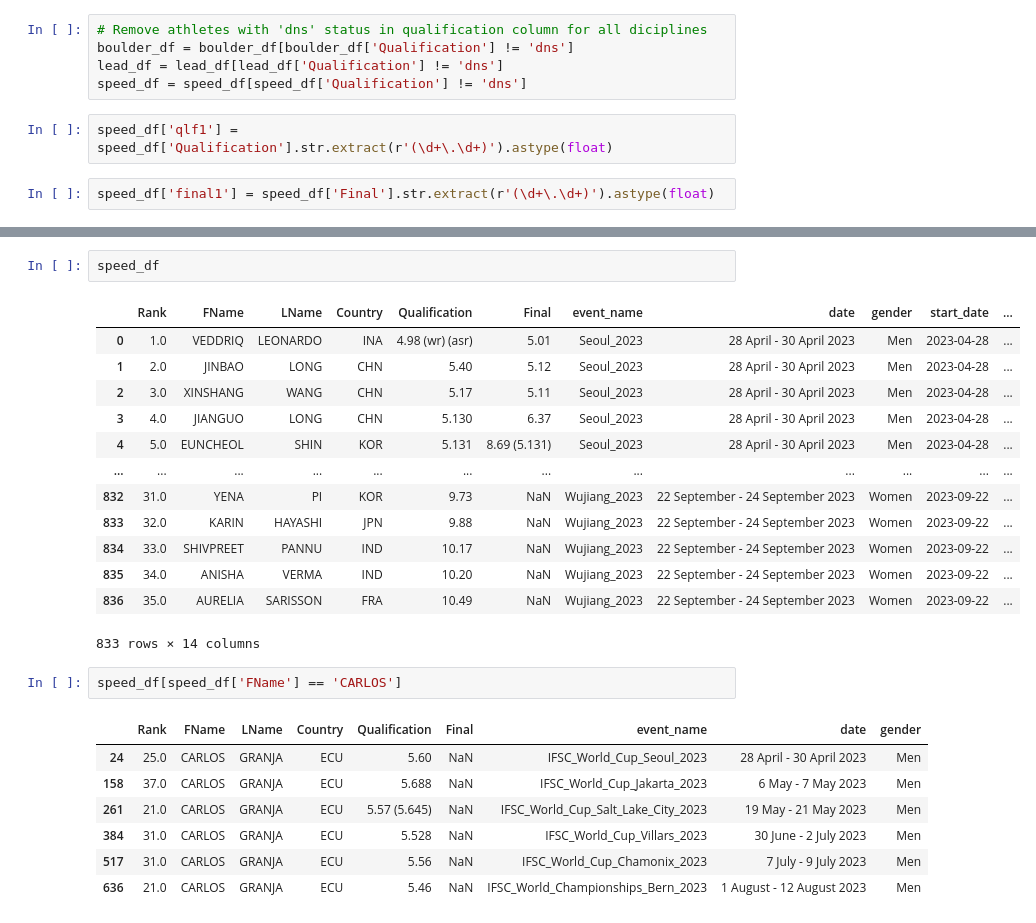
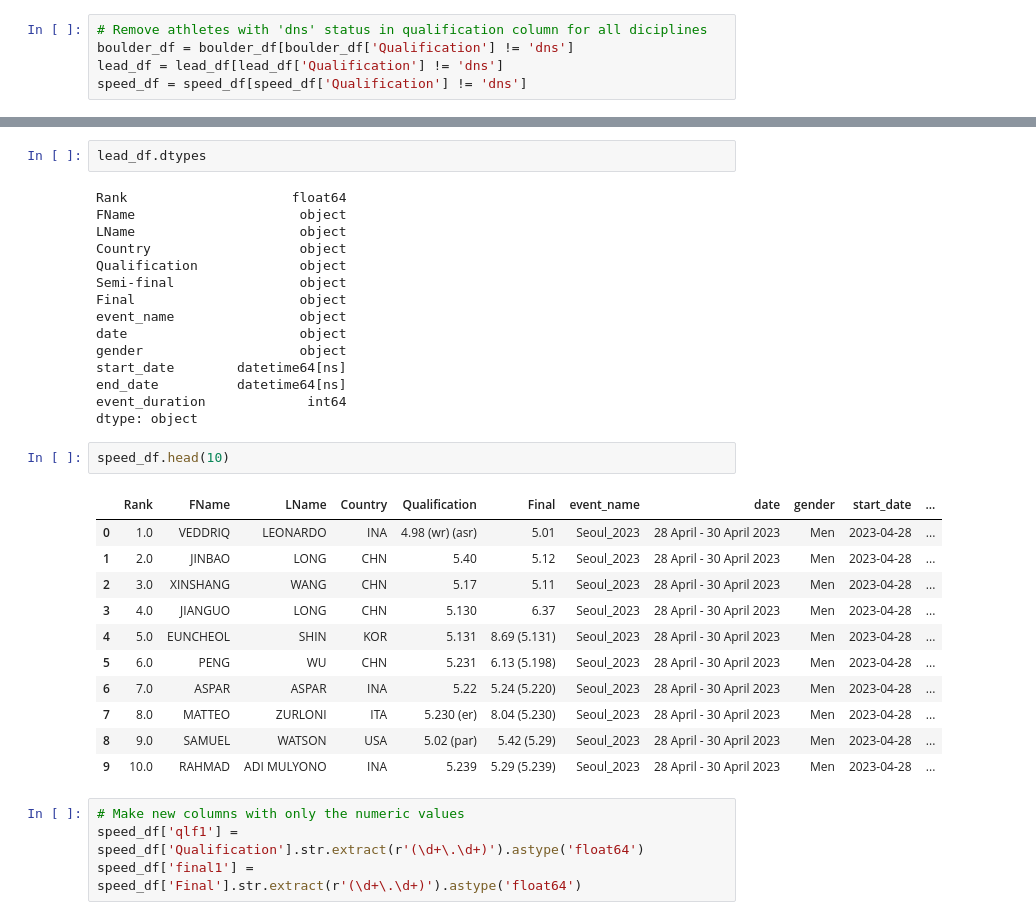
Before and after one commit to lfigil/ifsc-data, a Jupyter notebook: ifsc_analysis.ipynb, the cells around one changed output, grey strips where cells are left out. Saved outputs shown, nothing was run; the diff lists cells and outputs as text.

```diff
--- a/ifsc_analysis.ipynb
+++ b/ifsc_analysis.ipynb
@@ -303,7 +389,3 @@ speed_dns = speed_dns.reset_index(drop=True)
 boulder_df = boulder_df[boulder_df['Qualification'] != 'dns']
 lead_df = lead_df[lead_df['Qualification'] != 'dns']
 speed_df = speed_df[speed_df['Qualification'] != 'dns']
-# %%
-speed_df['qlf1'] = speed_df['Qualification'].str.extract(r'(\d+\.\d+)').astype(float)
-# %%
-speed_df['final1'] = speed_df['Final'].str.extract(r'(\d+\.\d+)').astype(float)
@@ -310,26 +420,35 @@ speed_df['final1'] = speed_df['Final'].str.extract(r'(\d+\.\d+)').astype(float)
+# %%
+lead_df.dtypes
+# %% [output]
+Rank                     float64
+FName                     object
+LName                     object
+Country                   object
+Qualification             object
+Semi-final                object
+Final                     object
+event_name                object
+date                      object
+gender                    object
+start_date        datetime64[ns]
+end_date          datetime64[ns]
+event_duration             int64
+dtype: object
 # %%
-speed_df
+speed_df.head(10)
 # %% [output]
 |  | Rank | FName | LName | Country | Qualification | Final | event_name | date | gender | start_date | ... |
 | 0 | 1.0 | VEDDRIQ | LEONARDO | INA | 4.98 (wr) (asr) | 5.01 | Seoul_2023 | 28 April - 30 April 2023 | Men | 2023-04-28 | ... |
 | 1 | 2.0 | JINBAO | LONG | CHN | 5.40 | 5.12 | Seoul_2023 | 28 April - 30 April 2023 | Men | 2023-04-28 | ... |
 | 2 | 3.0 | XINSHANG | WANG | CHN | 5.17 | 5.11 | Seoul_2023 | 28 April - 30 April 2023 | Men | 2023-04-28 | ... |
 | 3 | 4.0 | JIANGUO | LONG | CHN | 5.130 | 6.37 | Seoul_2023 | 28 April - 30 April 2023 | Men | 2023-04-28 | ... |
 | 4 | 5.0 | EUNCHEOL | SHIN | KOR | 5.131 | 8.69 (5.131) | Seoul_2023 | 28 April - 30 April 2023 | Men | 2023-04-28 | ... |
-| ... | ... | ... | ... | ... | ... | ... | ... | ... | ... | ... | ... |
-| 832 | 31.0 | YENA | PI | KOR | 9.73 | NaN | Wujiang_2023 | 22 September - 24 September 2023 | Women | 2023-09-22 | ... |
-| 833 | 32.0 | KARIN | HAYASHI | JPN | 9.88 | NaN | Wujiang_2023 | 22 September - 24 September 2023 | Women | 2023-09-22 | ... |
-| 834 | 33.0 | SHIVPREET | PANNU | IND | 10.17 | NaN | Wujiang_2023 | 22 September - 24 September 2023 | Women | 2023-09-22 | ... |
-| 835 | 34.0 | ANISHA | VERMA | IND | 10.20 | NaN | Wujiang_2023 | 22 September - 24 September 2023 | Women | 2023-09-22 | ... |
-| 836 | 35.0 | AURELIA | SARISSON | FRA | 10.49 | NaN | Wujiang_2023 | 22 September - 24 September 2023 | Women | 2023-09-22 | ... |
+| 5 | 6.0 | PENG | WU | CHN | 5.231 | 6.13 (5.198) | Seoul_2023 | 28 April - 30 April 2023 | Men | 2023-04-28 | ... |
+| 6 | 7.0 | ASPAR | ASPAR | INA | 5.22 | 5.24 (5.220) | Seoul_2023 | 28 April - 30 April 2023 | Men | 2023-04-28 | ... |
+| 7 | 8.0 | MATTEO | ZURLONI | ITA | 5.230 (er) | 8.04 (5.230) | Seoul_2023 | 28 April - 30 April 2023 | Men | 2023-04-28 | ... |
+| 8 | 9.0 | SAMUEL | WATSON | USA | 5.02 (par) | 5.42 (5.29) | Seoul_2023 | 28 April - 30 April 2023 | Men | 2023-04-28 | ... |
+| 9 | 10.0 | RAHMAD | ADI MULYONO | INA | 5.239 | 5.29 (5.239) | Seoul_2023 | 28 April - 30 April 2023 | Men | 2023-04-28 | ... |
-833 rows × 14 columns
-# %%
-speed_df[speed_df['FName'] == 'CARLOS']
-# %% [output]
-|  | Rank | FName | LName | Country | Qualification | Final | event_name | date | gender |
-| 24 | 25.0 | CARLOS | GRANJA | ECU | 5.60 | NaN | IFSC_World_Cup_Seoul_2023 | 28 April - 30 April 2023 | Men |
-| 158 | 37.0 | CARLOS | GRANJA | ECU | 5.688 | NaN | IFSC_World_Cup_Jakarta_2023 | 6 May - 7 May 2023 | Men |
-| 261 | 21.0 | CARLOS | GRANJA | ECU | 5.57 (5.645) | NaN | IFSC_World_Cup_Salt_Lake_City_2023 | 19 May - 21 May 2023 | Men |
-| 384 | 31.0 | CARLOS | GRANJA | ECU | 5.528 | NaN | IFSC_World_Cup_Villars_2023 | 30 June - 2 July 2023 | Men |
-| 517 | 31.0 | CARLOS | GRANJA | ECU | 5.56 | NaN | IFSC_World_Cup_Chamonix_2023 | 7 July - 9 July 2023 | Men |
-| 636 | 21.0 | CARLOS | GRANJA | ECU | 5.46 | NaN | IFSC_World_Championships_Bern_2023 | 1 August - 12 August 2023 | Men |
+# %%
+# Make new columns with only the numeric values
+speed_df['qlf1'] = speed_df['Qualification'].str.extract(r'(\d+\.\d+)').astype('float64')
+speed_df['final1'] = speed_df['Final'].str.extract(r'(\d+\.\d+)').astype('float64')
```
Also changed, not shown: parts of 26 cells of this notebook.
